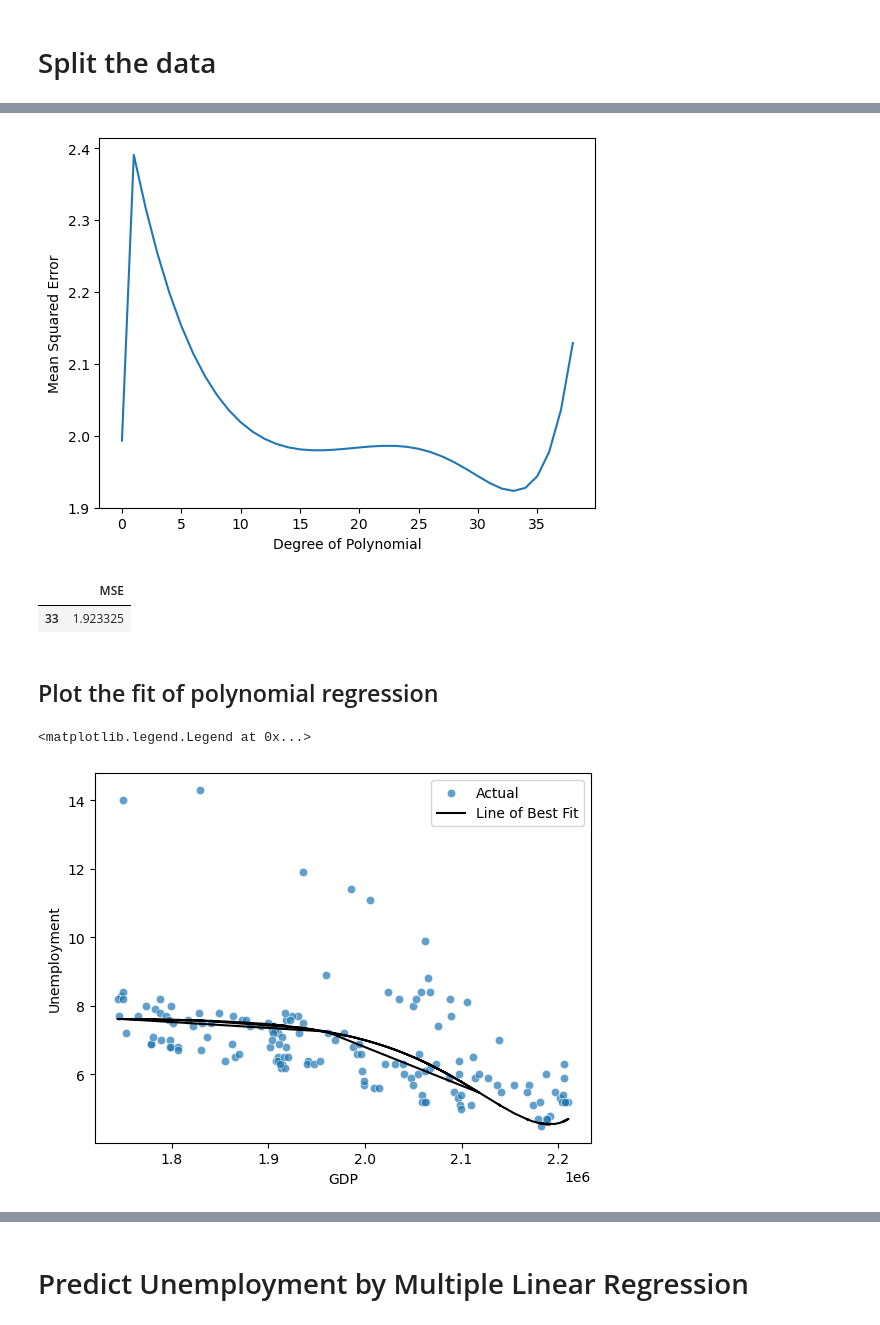
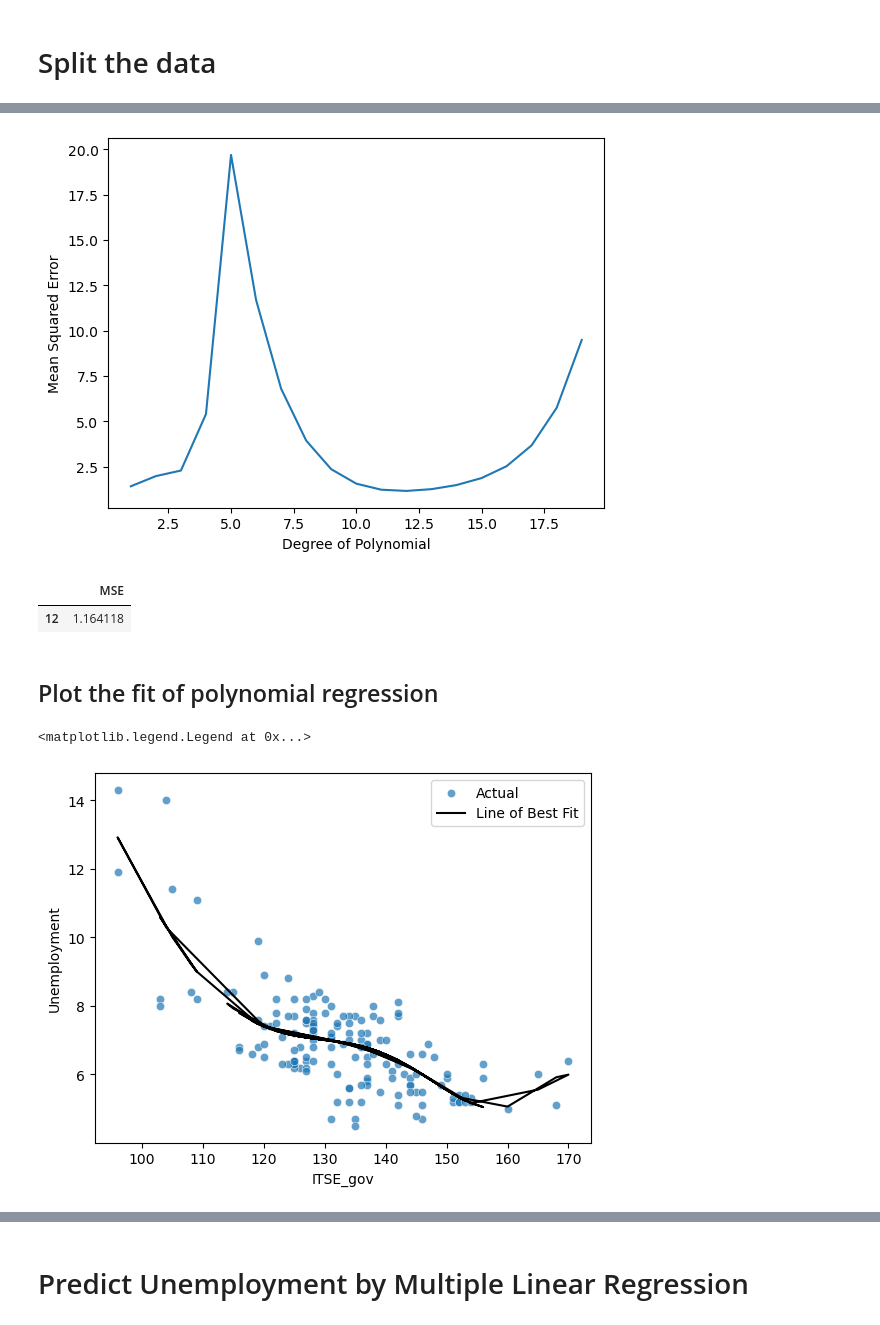
Before and after one commit to gso5699/Predicting-Unemployment-MSCI446-Project-, a Jupyter notebook: gloria_test.ipynb, the cells around one changed output, grey strips where cells are left out. Drawn from its saved outputs; the diff is of its cells as text; code cells hidden in the pictures.

Commit message:
Added code related feature selection

```diff
--- a/gloria_test.ipynb
+++ b/gloria_test.ipynb
@@ -142,0 +145,26 @@ X_train, X_test, y_train, y_test = train_test_split(X,y,test_size=0.2, shuffle=F
+# %%
+# Import the packages
+from sklearn.feature_selection import SelectKBest
+from sklearn.feature_selection import f_regression
+
+# Initiate the SelectKBest model with k=5
+model_fr = SelectKBest(score_func=f_regression, k=10)
+
+# Fit the model to all data
+data_new = model_fr.fit(X, y)
+
+# Get the scores of all features
+scores = data_new.scores_
+
+# Get the indices of the selected features
+selected_features_indices = data_new.get_support(indices=True)
+
+# Sort the selected features based on their scores
+sorted_features_indices = np.argsort(scores[selected_features_indices])[::-1]
+
+# Get the names of the top 5 most significant features
+top_10_features = list(X.columns[selected_features_indices[sorted_features_indices[:10]]])
+
+print("Top 10 most significant features (in order of significance):")
+for i, feature in enumerate(top_10_features, 1):
+    print(f"{i}) {feature}")
@@ -146,10 +186,10 @@ X_train, X_test, y_train, y_test = train_test_split(X,y,test_size=0.2, shuffle=F
 # %%
 MSEs = []
 # Fit model and collect performance iteratively
-for i in range(1,40):
+for i in range(1,20):
     # Fit a Linear Regression model
     poly   = PolynomialFeatures (degree=i, include_bias=False)
-    X_poly = poly.fit_transform(X['GDP'].to_numpy().reshape(-1,1))
+    X_poly = poly.fit_transform(X['ITSE_gov'].to_numpy().reshape(-1,1))
 
     model = LinearRegression()
     cv_results = cross_validate(model, X_poly, y, cv=5, scoring='neg_mean_squared_error')
@@ -159,45 +199,47 @@ for i in range(1,40):
     MSEs.append(mse_avg)
 # %%
 # Plot MSE vs Degree of Polynomial
-MSEs = pd.DataFrame(MSEs, columns=['MSE'])
+MSEs = pd.DataFrame(MSEs, index=range(1,20), columns=['MSE'])
 
 MSEs.plot(legend=False)
 plt.xlabel('Degree of Polynomial')
 plt.ylabel('Mean Squared Error')
 plt.show()
 # %% [output]
-[figure, old version]
+[figure, new version]
 # %%
 # Determine the degree that gives the minimum MSE
 min_mse_degree = MSEs['MSE'].idxmin()
-min_mse_row = MSEs[MSEs['MSE'] == MSEs['MSE'].min()].rename_axis('Degree')
+MSEs[MSEs['MSE'] == MSEs['MSE'].min()]
+
+# TODO: Need to fix indexing here
 # %% [output]
 |  | MSE |
-| 33 | 1.923325 |
+| 12 | 1.164118 |
 # %% [markdown]
 ## Plot the fit of polynomial regression
 # %%
 # Fit the model based in the degree that gives minimum MSE
 poly         = PolynomialFeatures (degree=min_mse_degree, include_bias=False)
-X_train_poly = poly.fit_transform(X_train['GDP'].to_numpy().reshape(-1,1))
+X_train_poly = poly.fit_transform(X_train['ITSE_gov'].to_numpy().reshape(-1,1))
 
 lm = LinearRegression()
 lm = lm.fit(X_train_poly, y_train)
 
-x    = poly.transform(X['GDP'].to_numpy().reshape(-1,1))
+x    = poly.transform(X['ITSE_gov'].to_numpy().reshape(-1,1))
 preds = lm.predict(x)
 
 
 # Plot the scatterplot
-sns.scatterplot(data=data, x="GDP", y="Unemployment", label='Actual', alpha=0.7)
+sns.scatterplot(data=data, x="ITSE_gov", y="Unemployment", label='Actual', alpha=0.7)
 
 
 # Add predictions
-plt.plot(X[['GDP']],preds,c='black', label="Line of Best Fit")
+plt.plot(X[['ITSE_gov']],preds,c='black', label="Line of Best Fit")
 
 plt.legend(['Actual', 'Line of Best Fit'])
 # %% [output]
 <matplotlib.legend.Legend at 0x...>
-[figure, old version]
+[figure, new version]
 # %%
 # Predict unemployment on the test set
```
Also changed, not shown: parts of 14 cells of this notebook.
